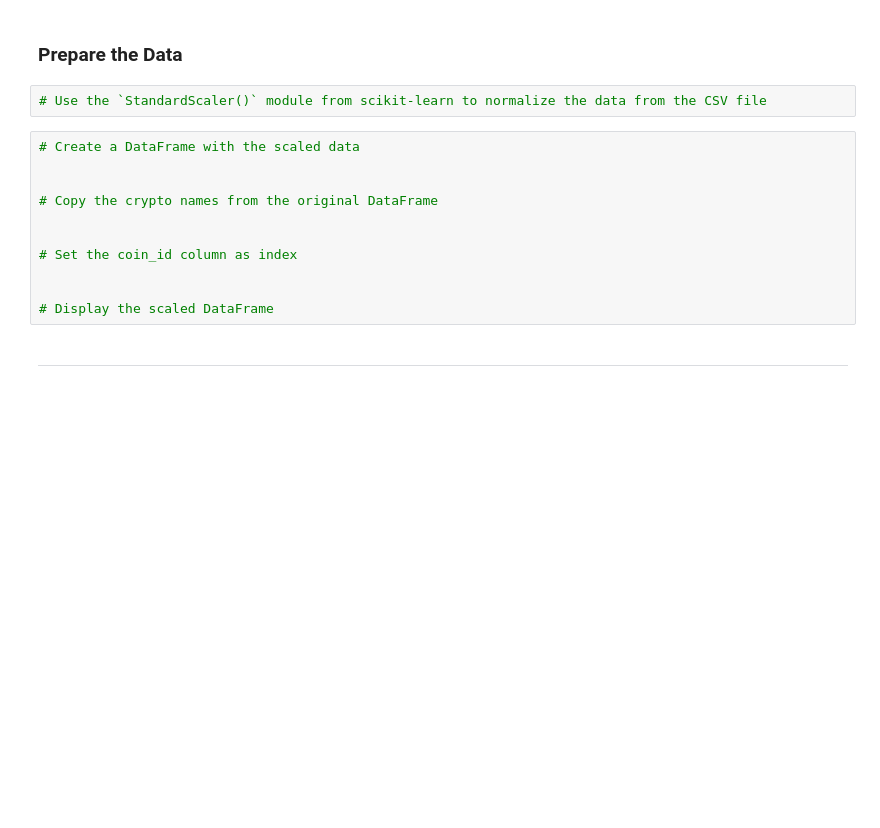
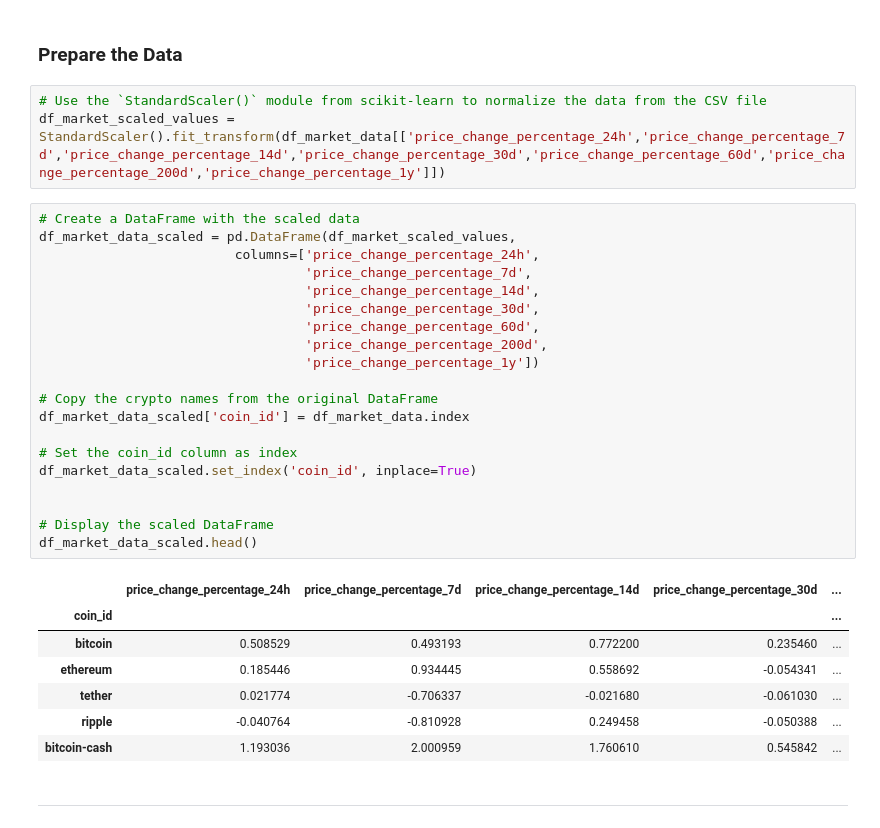
Before and after one commit to Bwjohnson1005/CryptoClustering, a Jupyter notebook: Starter_Code/Crypto_Clustering.ipynb, the cells around one changed output. Drawn from its saved outputs; the diff is of its cells as text; blank space fills up the shorter version.

```diff
--- a/Starter_Code/Crypto_Clustering.ipynb
+++ b/Starter_Code/Crypto_Clustering.ipynb
@@ -58,17 +58,35 @@ df_market_data.hvplot.line(
 ### Prepare the Data
 # %%
 # Use the `StandardScaler()` module from scikit-learn to normalize the data from the CSV file
+df_market_scaled_values = StandardScaler().fit_transform(df_market_data[['price_change_percentage_24h','price_change_percentage_7d','price_change_percentage_14d','price_change_percentage_30d','price_change_percentage_60d','price_change_percentage_200d','price_change_percentage_1y']])
 # %%
 # Create a DataFrame with the scaled data
-
+df_market_data_scaled = pd.DataFrame(df_market_scaled_values,
+                         columns=['price_change_percentage_24h',
+                                  'price_change_percentage_7d',
+                                  'price_change_percentage_14d',
+                                  'price_change_percentage_30d',
+                                  'price_change_percentage_60d',
+                                  'price_change_percentage_200d',
+                                  'price_change_percentage_1y'])
 
 # Copy the crypto names from the original DataFrame
-
+df_market_data_scaled['coin_id'] = df_market_data.index
 
 # Set the coin_id column as index
+df_market_data_scaled.set_index('coin_id', inplace=True)
 
 
 # Display the scaled DataFrame
+df_market_data_scaled.head()
+# %% [output]
+|  | price_change_percentage_24h | price_change_percentage_7d | price_change_percentage_14d | price_change_percentage_30d | ... |
+| coin_id |  |  |  |  | ... |
+| bitcoin | 0.508529 | 0.493193 | 0.772200 | 0.235460 | ... |
+| ethereum | 0.185446 | 0.934445 | 0.558692 | -0.054341 | ... |
+| tether | 0.021774 | -0.706337 | -0.021680 | -0.061030 | ... |
+| ripple | -0.040764 | -0.810928 | 0.249458 | -0.050388 | ... |
+| bitcoin-cash | 1.193036 | 2.000959 | 1.760610 | 0.545842 | ... |
 # %% [markdown]
 ---
 # %% [markdown]
```
Also changed, not shown: parts of 31 cells of this notebook.
